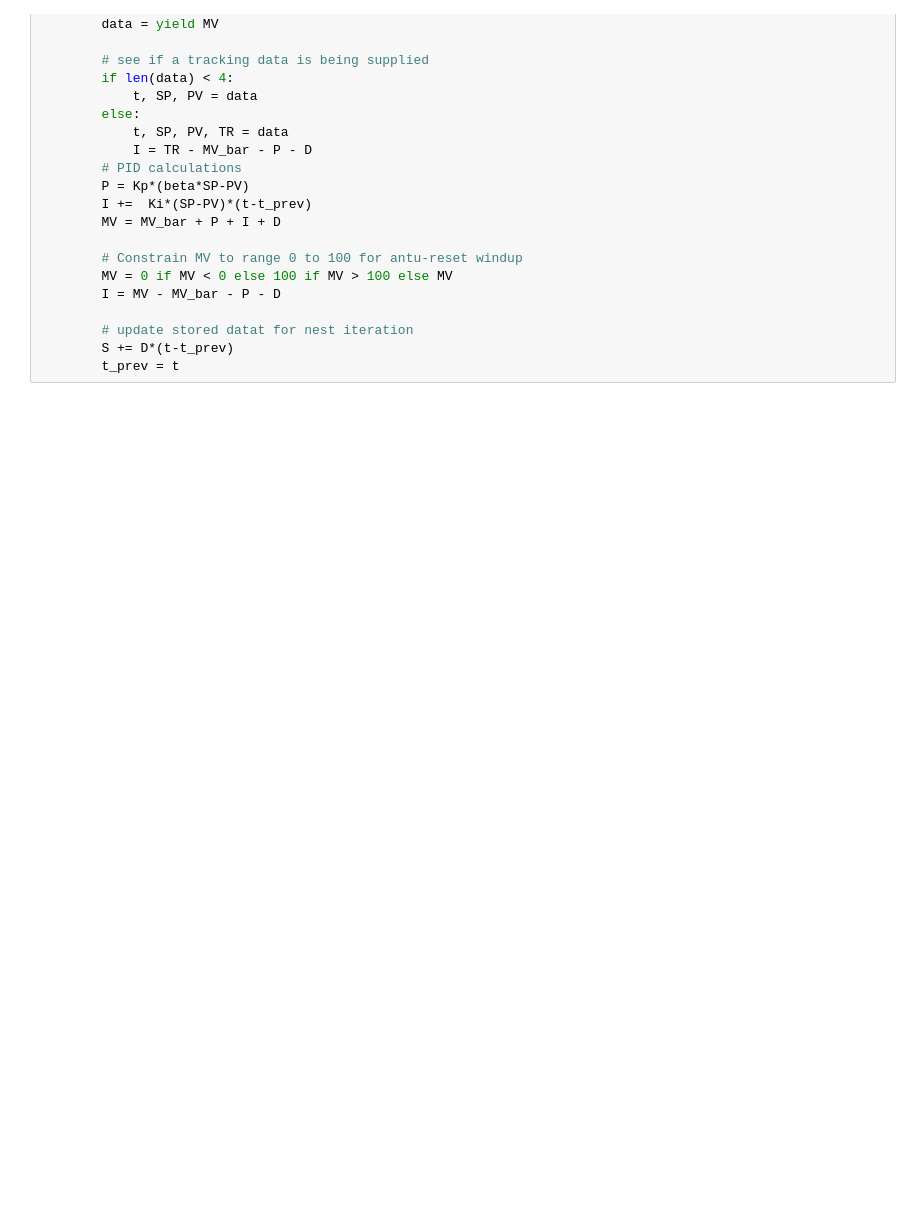
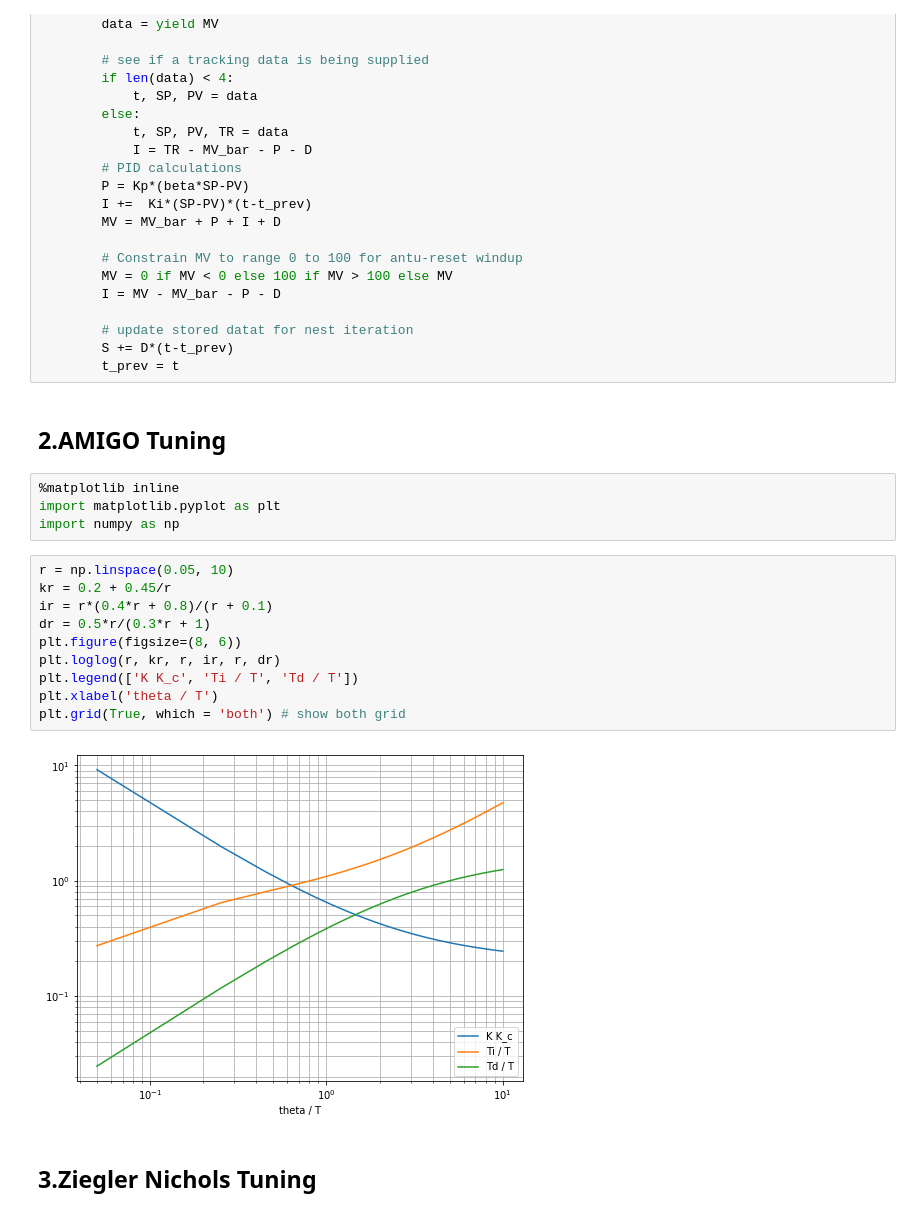
Before and after one commit to chaiwat47/CP3-Chaiwat-Klaewwigkij, a Jupyter notebook: Chemical_process_control/PID_Controller/PID_Tuning.ipynb, the cells around one changed output. Cells and saved outputs as stored; diff of their text form; blank space fills up the shorter version.

```diff
--- a/Chemical_process_control/PID_Controller/PID_Tuning.ipynb
+++ b/Chemical_process_control/PID_Controller/PID_Tuning.ipynb
@@ -54,3 +54,23 @@ def PID(Kp, Ki, Kd, MV_bar=0, beta=1, gamma=0):
         # update stored datat for nest iteration
         S += D*(t-t_prev)
         t_prev = t
+# %% [markdown]
+## 2.AMIGO Tuning
+# %%
+%matplotlib inline
+import matplotlib.pyplot as plt
+import numpy as np
+# %%
+r = np.linspace(0.05, 10)
+kr = 0.2 + 0.45/r
+ir = r*(0.4*r + 0.8)/(r + 0.1)
+dr = 0.5*r/(0.3*r + 1)
+plt.figure(figsize=(8, 6))
+plt.loglog(r, kr, r, ir, r, dr)
+plt.legend(['K K_c', 'Ti / T', 'Td / T'])
+plt.xlabel('theta / T')
+plt.grid(True, which = 'both') # show both grid
+# %% [output]
+[figure, added]
+# %% [markdown]
+## 3.Ziegler Nichols Tuning
```
Also changed, not shown: parts of 13 cells of this notebook.
